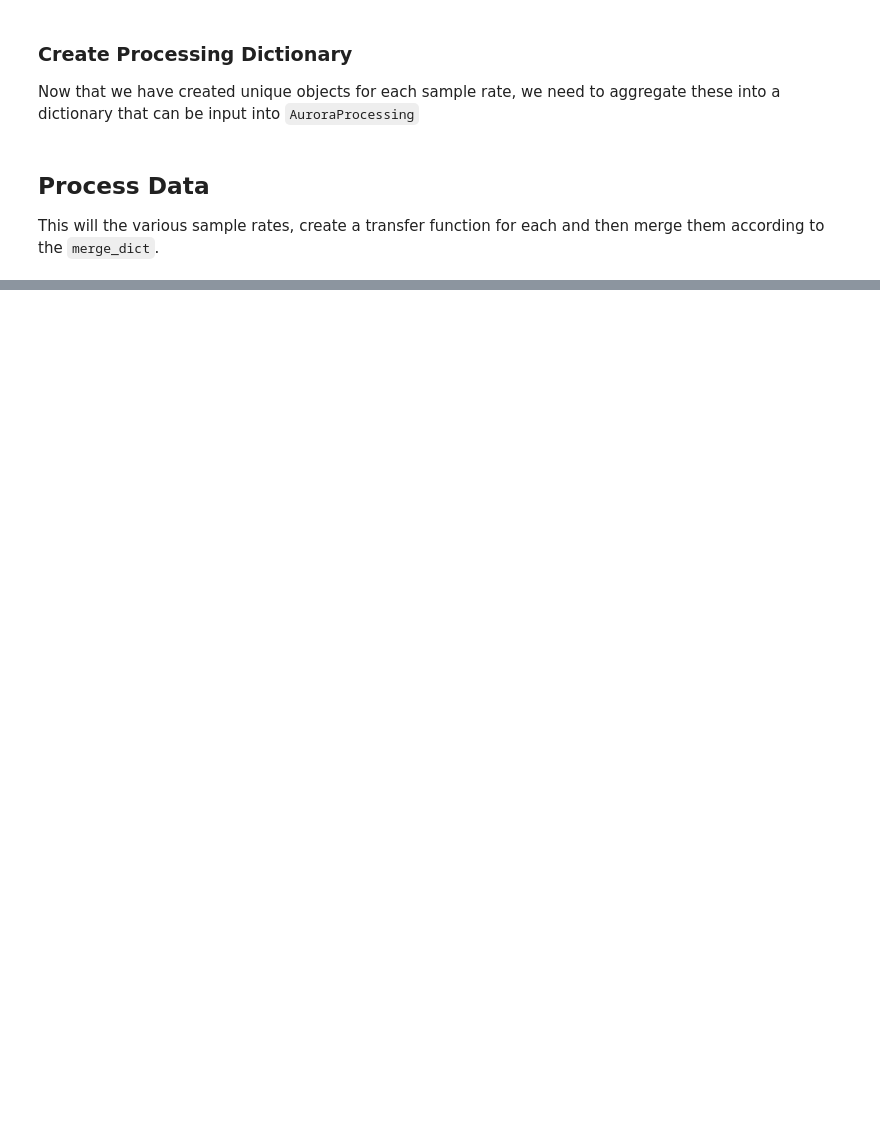
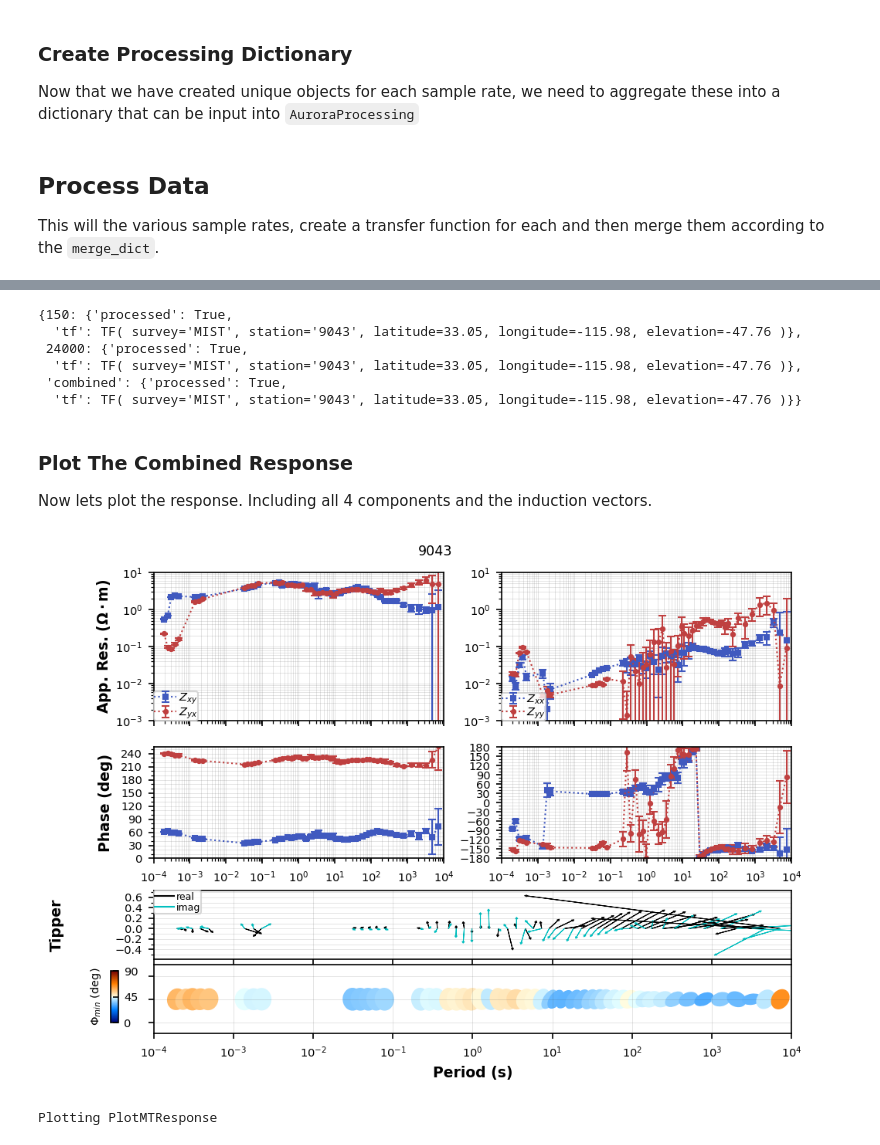
Before and after one commit to simpeg-research/earthscope-mt-course, a Jupyter notebook: notebooks/mtpy/12_aurora_processing.ipynb, the cells around one changed output, grey strips where cells are left out. Saved outputs shown, nothing was run; the diff lists cells and outputs as text; code cells hidden in the pictures; blank space fills up the shorter version.

```diff
--- a/notebooks/mtpy/12_aurora_processing.ipynb
+++ b/notebooks/mtpy/12_aurora_processing.ipynb
@@ -169,0 +177,18 @@ KeyError: "not all values found in index 'input'"
+# %%
+tf_processed
+# %% [output]
+{150: {'processed': True,
+  'tf': TF( survey='MIST', station='9043', latitude=33.05, longitude=-115.98, elevation=-47.76 )},
+ 24000: {'processed': True,
+  'tf': TF( survey='MIST', station='9043', latitude=33.05, longitude=-115.98, elevation=-47.76 )},
+ 'combined': {'processed': True,
+  'tf': TF( survey='MIST', station='9043', latitude=33.05, longitude=-115.98, elevation=-47.76 )}}
+# %% [markdown]
+### Plot The Combined Response
+
+Now lets plot the response. Including all 4 components and the induction vectors.
+# %%
+tf_processed["combined"]["tf"].plot_mt_response(plot_num=2)
+# %% [output]
+[figure, added]
+Plotting PlotMTResponse
```
Also changed, not shown: parts of 8 cells of this notebook.
